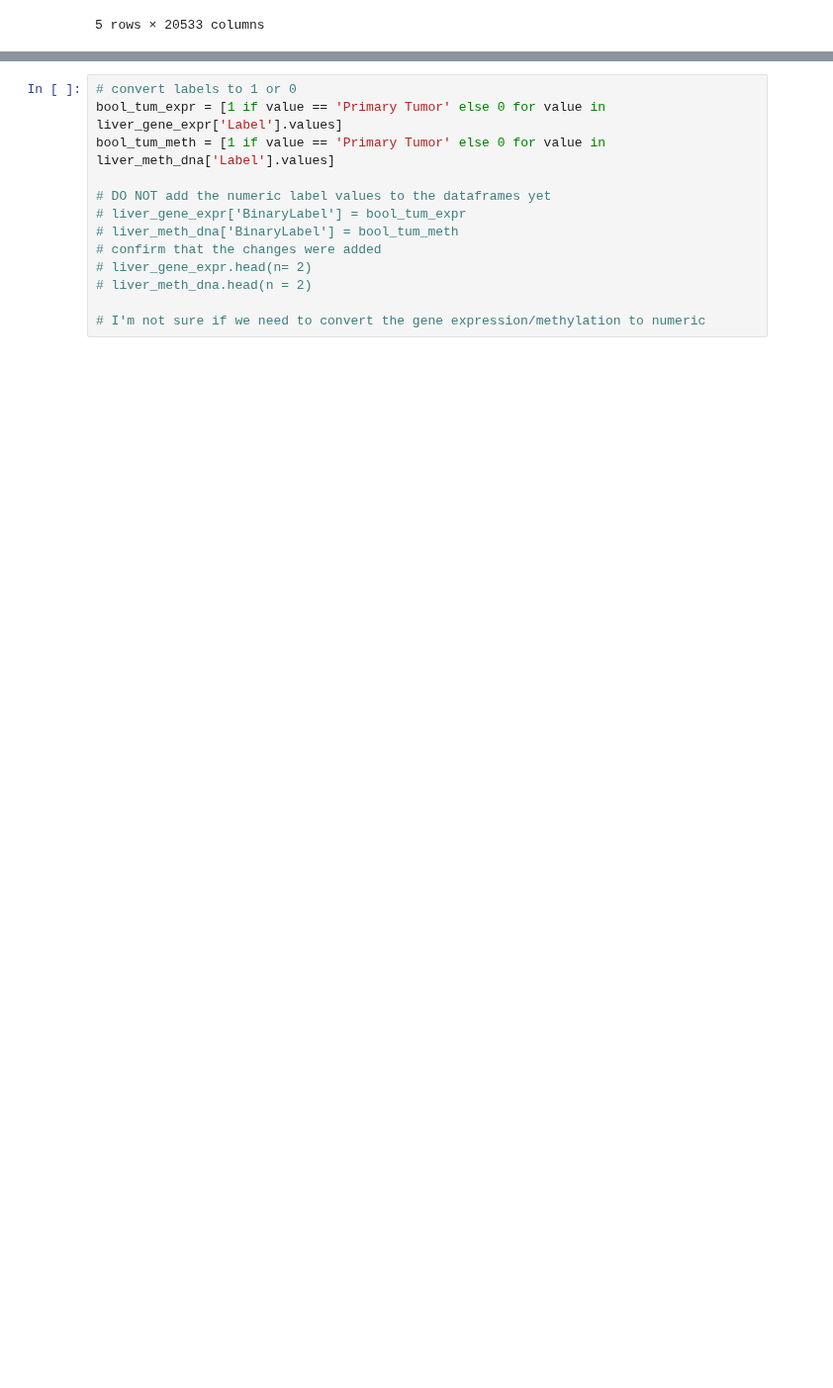
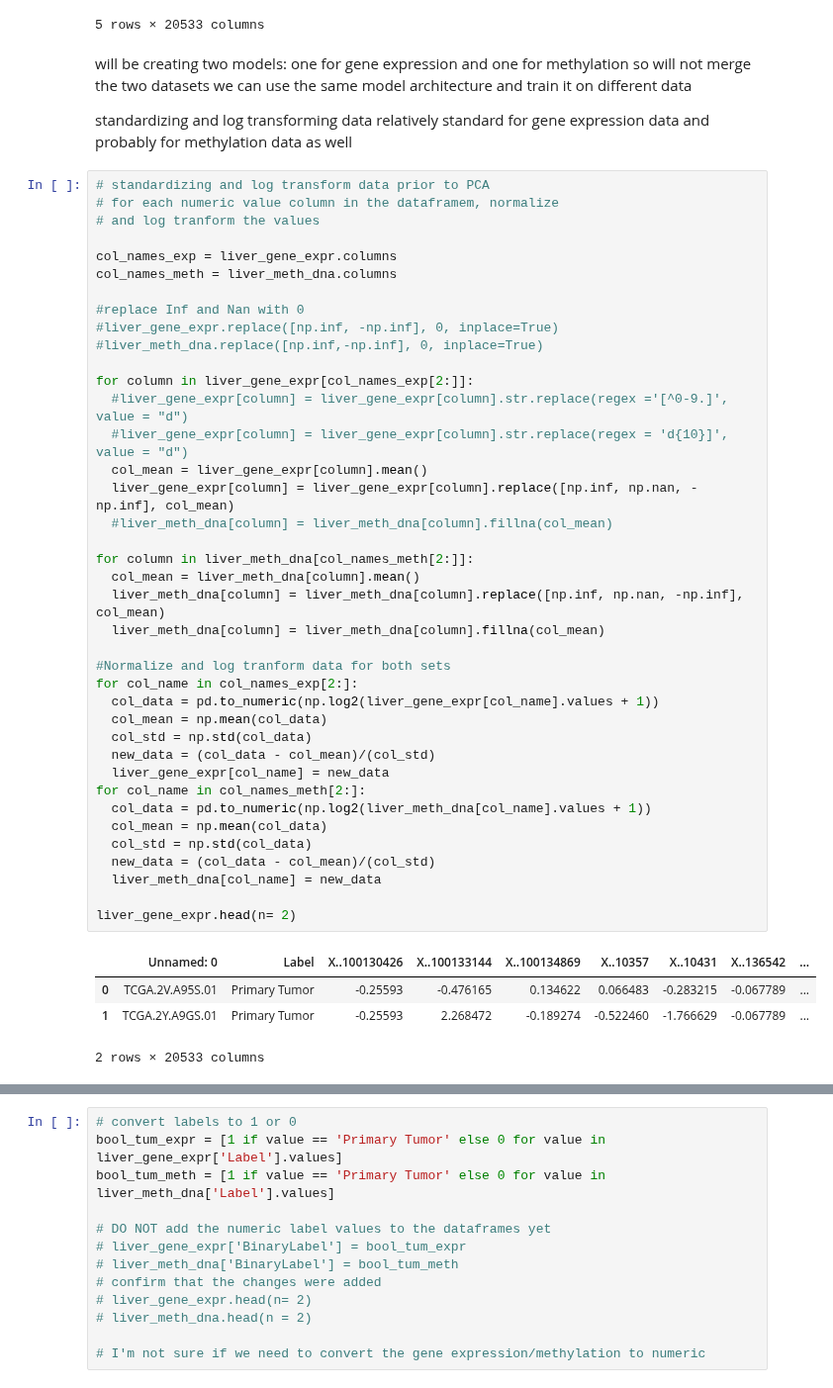
Before and after one commit to blid11/Group9, a Jupyter notebook: G9_PartC.ipynb, the cells around one changed output, grey strips where cells are left out. Shown at 99% size. Cells and saved outputs as stored; diff of their text form; blank space fills up the shorter version.

```diff
--- a/G9_PartC.ipynb
+++ b/G9_PartC.ipynb
@@ -64,3 +64,54 @@ liver_gene_expr.head(n= 5)
 | 3 | TCGA.2Y.A9GU.01 | Primary Tumor | 0.0 | 5.7222 | 5.1216 | 61.6679 | 1186.9807 | 0.0 | ... |
 | 4 | TCGA.2Y.A9GV.01 | Primary Tumor | 0.0 | 11.4975 | 5.4230 | 104.4670 | 878.1726 | 0.0 | ... |
 5 rows × 20533 columns
+# %% [markdown]
+will be creating two models: one for gene expression and one for methylation
+so will not merge the two datasets
+we can use the same model architecture and train it on different data
+
+standardizing and log transforming data relatively standard for gene expression data
+and probably for methylation data as well
+# %%
+# standardizing and log transform data prior to PCA
+# for each numeric value column in the dataframem, normalize
+# and log tranform the values
+
+col_names_exp = liver_gene_expr.columns
+col_names_meth = liver_meth_dna.columns
+
+#replace Inf and Nan with 0
+#liver_gene_expr.replace([np.inf, -np.inf], 0, inplace=True)
+#liver_meth_dna.replace([np.inf,-np.inf], 0, inplace=True)
+
+for column in liver_gene_expr[col_names_exp[2:]]:
+  #liver_gene_expr[column] = liver_gene_expr[column].str.replace(regex ='[^0-9.]', value = "d")
+  #liver_gene_expr[column] = liver_gene_expr[column].str.replace(regex = 'd{10}]', value = "d")
+  col_mean = liver_gene_expr[column].mean()
+  liver_gene_expr[column] = liver_gene_expr[column].replace([np.inf, np.nan, -np.inf], col_mean)
+  #liver_meth_dna[column] = liver_meth_dna[column].fillna(col_mean)
+
+for column in liver_meth_dna[col_names_meth[2:]]:
+  col_mean = liver_meth_dna[column].mean()
+  liver_meth_dna[column] = liver_meth_dna[column].replace([np.inf, np.nan, -np.inf], col_mean)
+  liver_meth_dna[column] = liver_meth_dna[column].fillna(col_mean)
+
+#Normalize and log tranform data for both sets
+for col_name in col_names_exp[2:]:
+  col_data = pd.to_numeric(np.log2(liver_gene_expr[col_name].values + 1))
+  col_mean = np.mean(col_data)
+  col_std = np.std(col_data)
+  new_data = (col_data - col_mean)/(col_std)
+  liver_gene_expr[col_name] = new_data
+for col_name in col_names_meth[2:]:
+  col_data = pd.to_numeric(np.log2(liver_meth_dna[col_name].values + 1))
+  col_mean = np.mean(col_data)
+  col_std = np.std(col_data)
+  new_data = (col_data - col_mean)/(col_std)
+  liver_meth_dna[col_name] = new_data
+
+liver_gene_expr.head(n= 2)
+# %% [output]
+|  | Unnamed: 0 | Label | X..100130426 | X..100133144 | X..100134869 | X..10357 | X..10431 | X..136542 | ... |
+| 0 | TCGA.2V.A95S.01 | Primary Tumor | -0.25593 | -0.476165 | 0.134622 | 0.066483 | -0.283215 | -0.067789 | ... |
+| 1 | TCGA.2Y.A9GS.01 | Primary Tumor | -0.25593 | 2.268472 | -0.189274 | -0.522460 | -1.766629 | -0.067789 | ... |
+2 rows × 20533 columns
```
Also changed, not shown: parts of 9 cells of this notebook.
